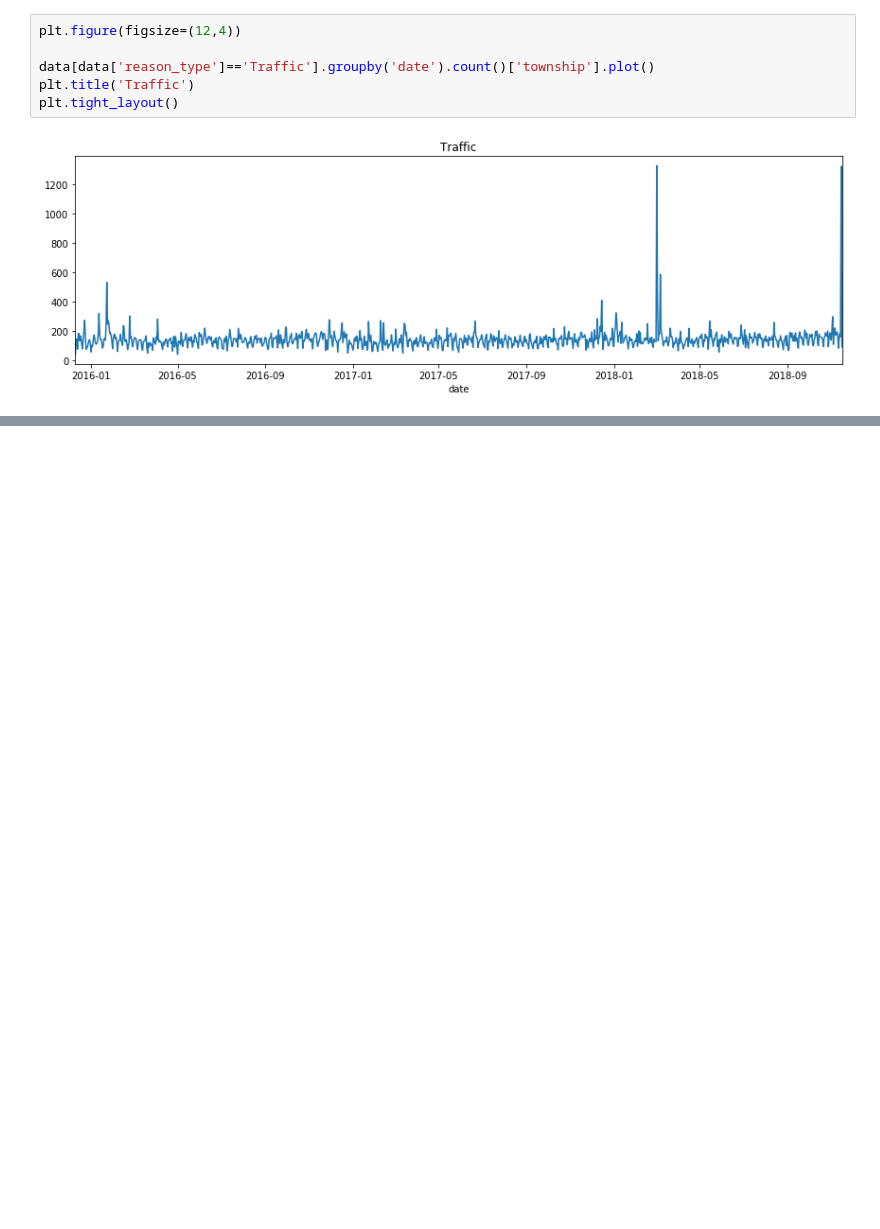
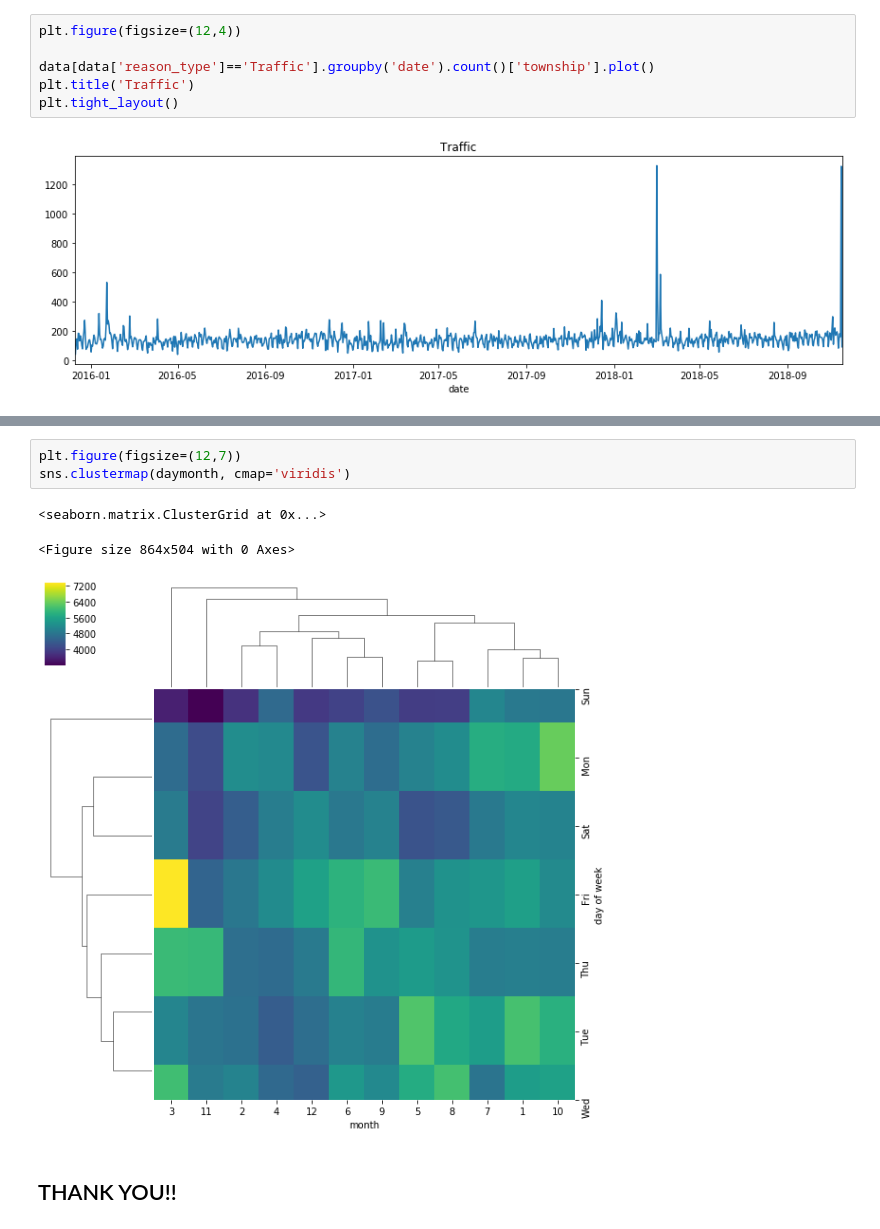
Before and after one commit to Bagoleaditya/911-EDA, a Jupyter notebook: Explore 911.ipynb, the cells around one changed output, grey strips where cells are left out. Cells and saved outputs as stored; diff of their text form; blank space fills up the shorter version.

```diff
--- a/Explore 911.ipynb
+++ b/Explore 911.ipynb
@@ -326,0 +373,9 @@ plt.tight_layout()
+# %%
+plt.figure(figsize=(12,7))
+sns.clustermap(daymonth, cmap='viridis')
+# %% [output]
+<seaborn.matrix.ClusterGrid at 0x...>
+<Figure size 864x504 with 0 Axes>
+[figure, added]
+# %% [markdown]
+## THANK YOU!!
```
Also changed, not shown: parts of 7 cells of this notebook.
